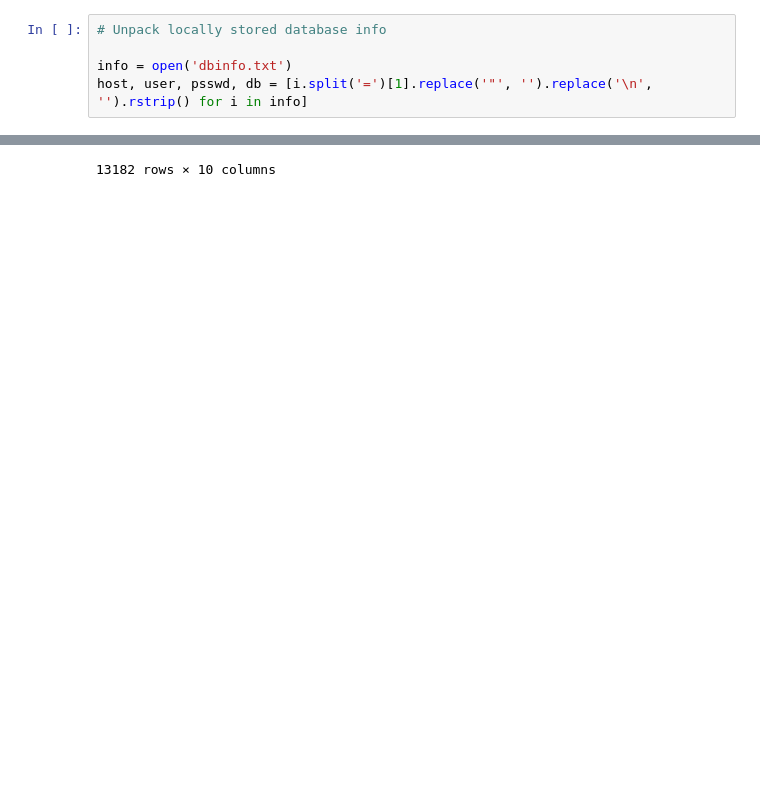
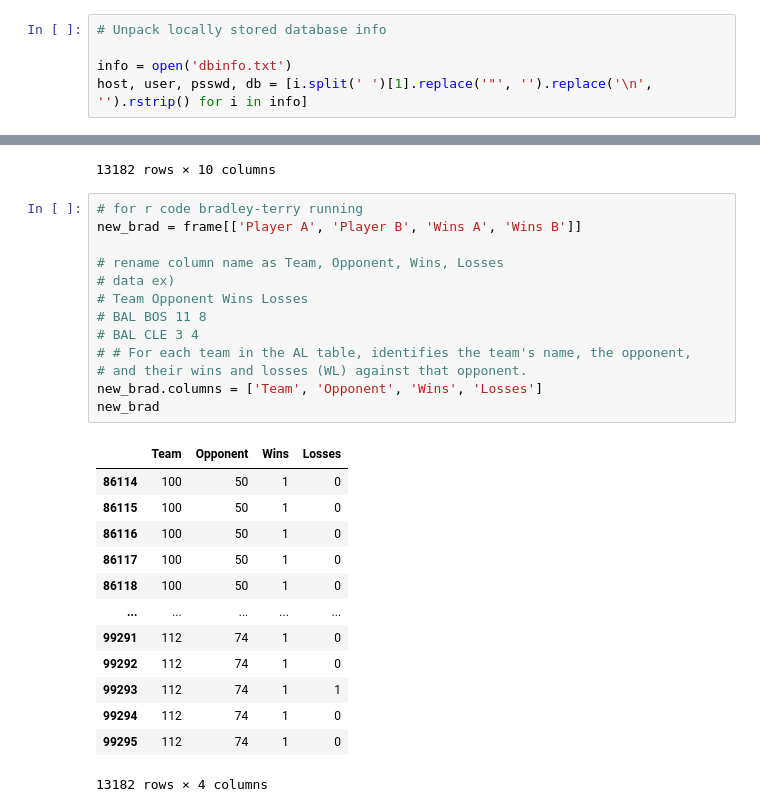
Before and after one commit to bagnine/chateval, a Jupyter notebook: leaderboard.ipynb, the cells around one changed output, grey strips where cells are left out. Saved outputs shown, nothing was run; the diff lists cells and outputs as text; blank space fills up the shorter version.

```diff
--- a/leaderboard.ipynb
+++ b/leaderboard.ipynb
@@ -6,7 +6,7 @@ import pymysql
 # Unpack locally stored database info
 
 info = open('dbinfo.txt')
-host, user, psswd, db = [i.split('=')[1].replace('"', '').replace('\n', '').rstrip() for i in info]
+host, user, psswd, db = [i.split(' ')[1].replace('"', '').replace('\n', '').rstrip() for i in info]
 # %%
 db = pymysql.connect(host= host, user= user, passwd= psswd, db= db)
 c = db.cursor()
@@ -402,3 +402,29 @@ ranking
 | 99294 | A2WNW8A4MOR7T7 | 126 | 4200 | 112 | 74 | A What are those wipes for?\nB Yo... | 0 | 2020-07-17 23:32:40 | 1 | 0 |
 | 99295 | AKTPX8XVONC0D | 126 | 4200 | 112 | 74 | A What are those wipes for?\nB Yo... | 0 | 2020-07-17 23:32:40 | 1 | 0 |
 13182 rows × 10 columns
+# %%
+# for r code bradley-terry running
+new_brad = frame[['Player A', 'Player B', 'Wins A', 'Wins B']]
+
+# rename column name as Team, Opponent, Wins, Losses
+# data ex)
+# Team Opponent Wins Losses
+# BAL BOS 11 8
+# BAL CLE 3 4
+# # For each team in the AL table, identifies the team's name, the opponent,    # and their wins and losses (WL) against that opponent.
+new_brad.columns = ['Team', 'Opponent', 'Wins', 'Losses']
+new_brad
+# %% [output]
+|  | Team | Opponent | Wins | Losses |
+| 86114 | 100 | 50 | 1 | 0 |
+| 86115 | 100 | 50 | 1 | 0 |
+| 86116 | 100 | 50 | 1 | 0 |
+| 86117 | 100 | 50 | 1 | 0 |
+| 86118 | 100 | 50 | 1 | 0 |
+| ... | ... | ... | ... | ... |
+| 99291 | 112 | 74 | 1 | 0 |
+| 99292 | 112 | 74 | 1 | 0 |
+| 99293 | 112 | 74 | 1 | 1 |
+| 99294 | 112 | 74 | 1 | 0 |
+| 99295 | 112 | 74 | 1 | 0 |
+13182 rows × 4 columns
```
Also changed, not shown: parts of 4 cells of this notebook.
